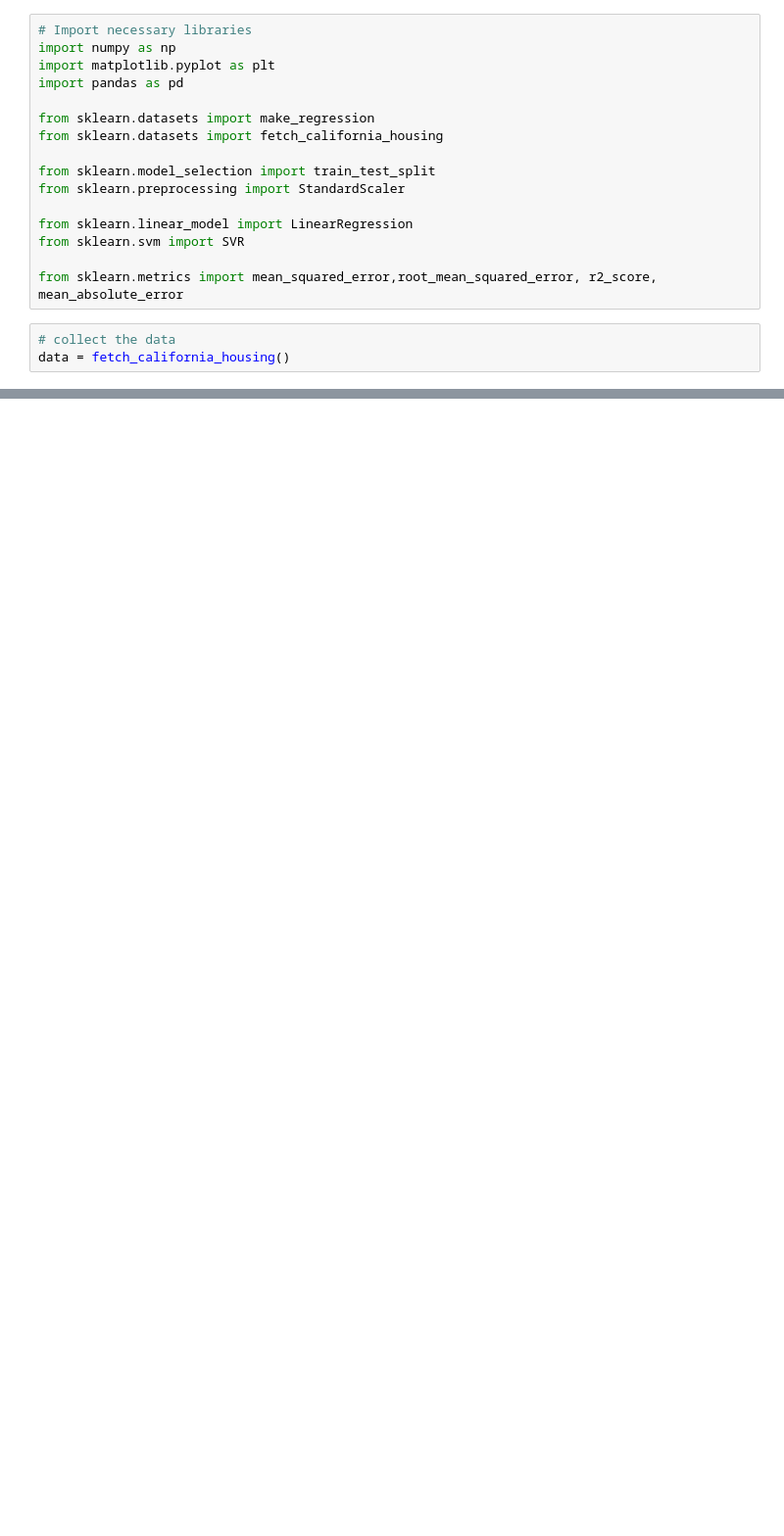
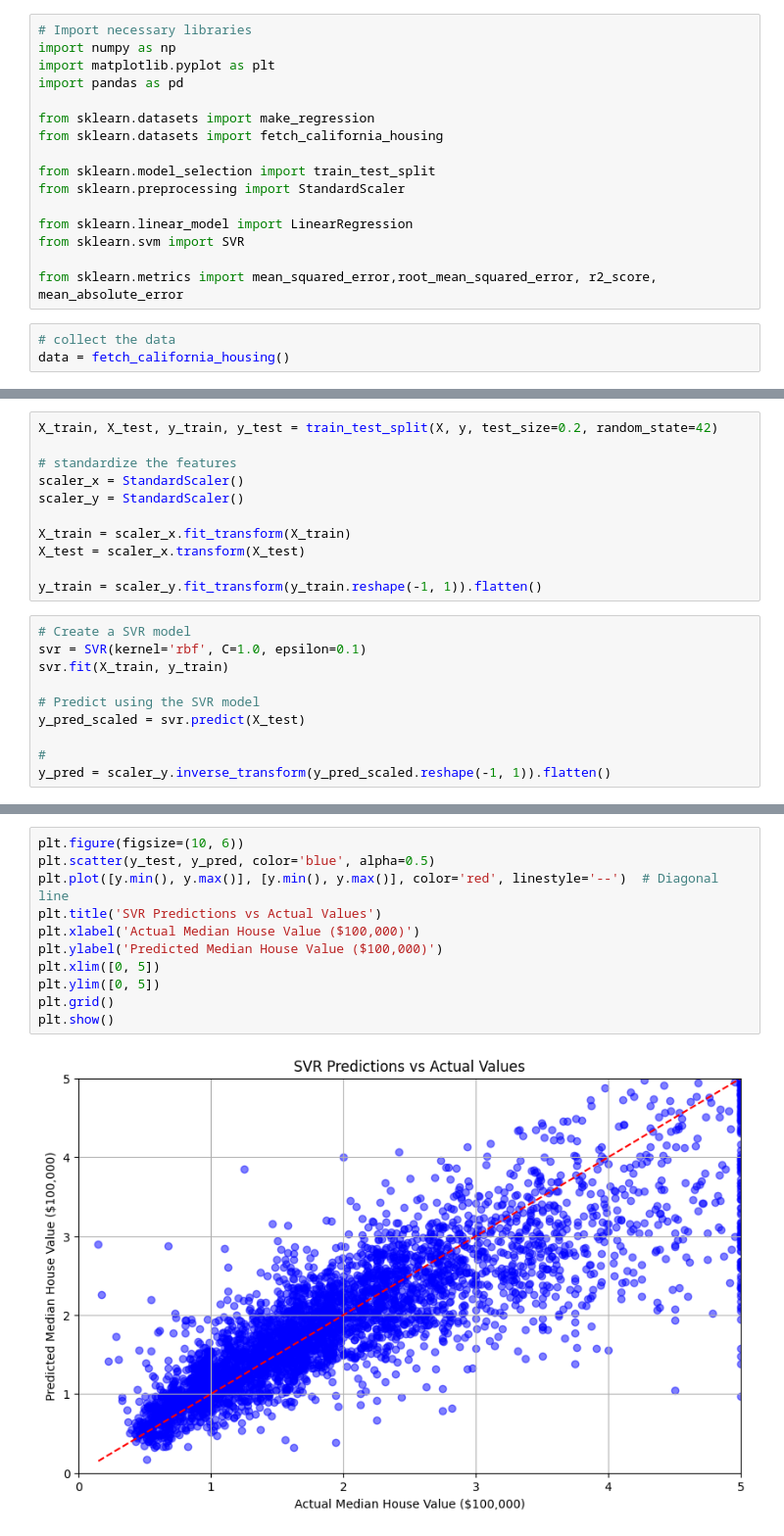
Before and after one commit to djamaliAliBahaBakar/exo_ML, a Jupyter notebook: Evaluation_R2.ipynb, the cells around one changed output, grey strips where cells are left out. Shown at 98% size. Drawn from its saved outputs; the diff is of its cells as text; blank space fills up the shorter version.

```diff
--- a/Evaluation_R2.ipynb
+++ b/Evaluation_R2.ipynb
@@ -48,0 +45,21 @@ print(f"Valeur moyenne de nos prix : {np.mean(y)*100000}")  # Mean house value i
+# %%
+X_train, X_test, y_train, y_test = train_test_split(X, y, test_size=0.2, random_state=42)
+
+# standardize the features
+scaler_x = StandardScaler()
+scaler_y = StandardScaler()
+
+X_train = scaler_x.fit_transform(X_train)
+X_test = scaler_x.transform(X_test)
+
+y_train = scaler_y.fit_transform(y_train.reshape(-1, 1)).flatten()
+# %%
+# Create a SVR model
+svr = SVR(kernel='rbf', C=1.0, epsilon=0.1)
+svr.fit(X_train, y_train)
+
+# Predict using the SVR model
+y_pred_scaled = svr.predict(X_test)
+
+#
+y_pred = scaler_y.inverse_transform(y_pred_scaled.reshape(-1, 1)).flatten()
@@ -48,0 +95,13 @@ print(f"Valeur moyenne de nos prix : {np.mean(y)*100000}")  # Mean house value i
+# %%
+plt.figure(figsize=(10, 6))
+plt.scatter(y_test, y_pred, color='blue', alpha=0.5)
+plt.plot([y.min(), y.max()], [y.min(), y.max()], color='red', linestyle='--')  # Diagonal line
+plt.title('SVR Predictions vs Actual Values')
+plt.xlabel('Actual Median House Value ($100,000)')
+plt.ylabel('Predicted Median House Value ($100,000)')
+plt.xlim([0, 5])
+plt.ylim([0, 5])
+plt.grid()
+plt.show()
+# %% [output]
+[figure, added]
```
Also changed, not shown: parts of 6 cells of this notebook.
